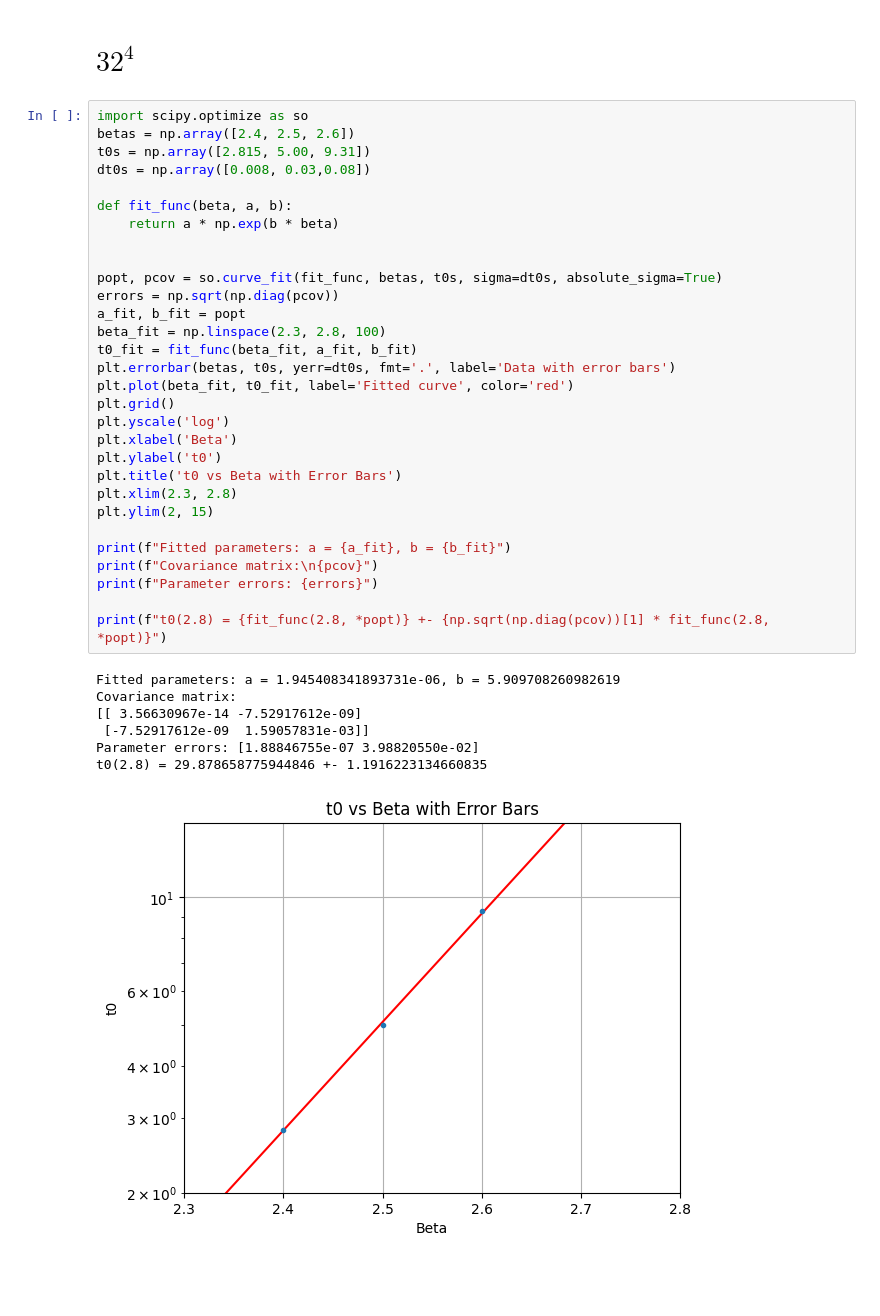
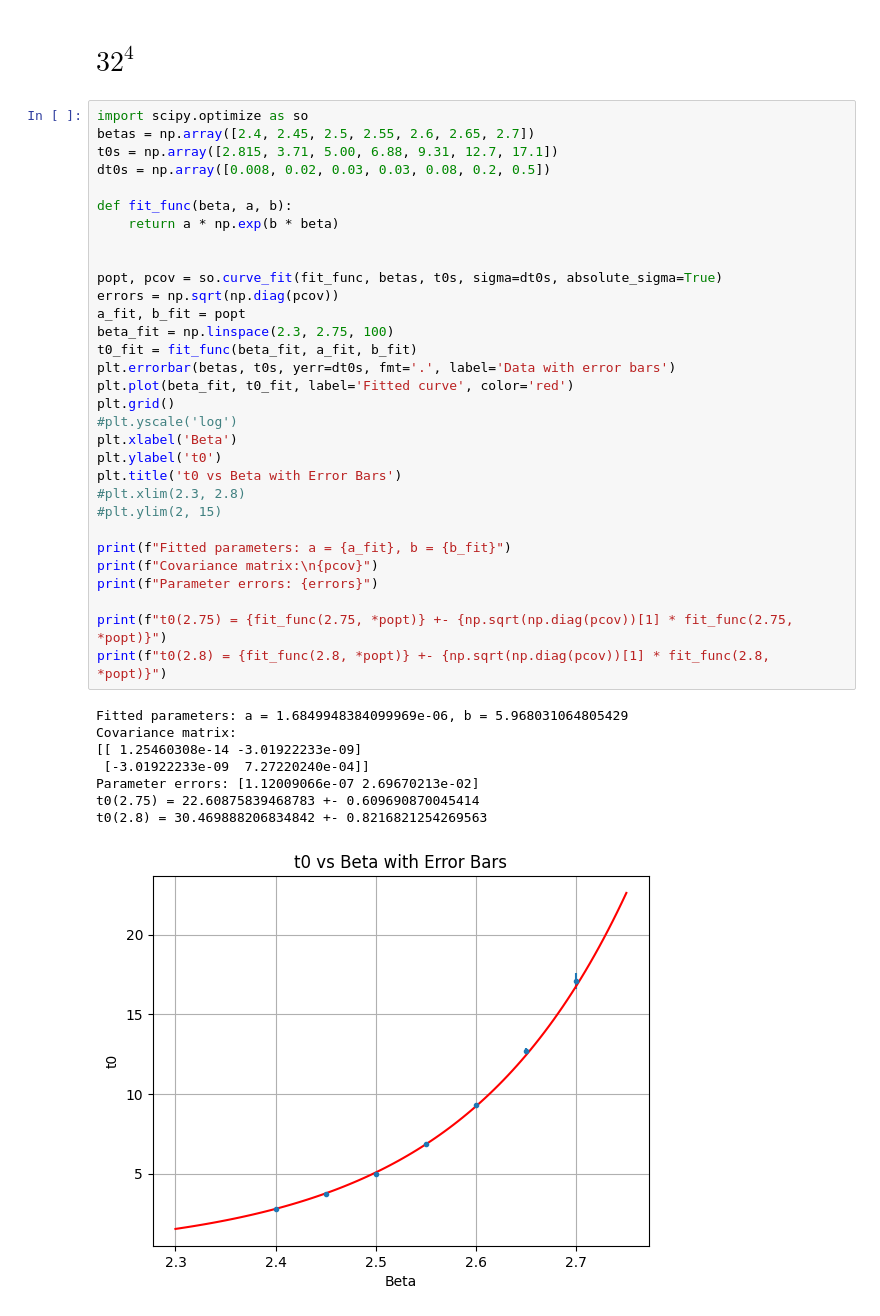
Before and after one commit to djrolfes/master-analysis, a Jupyter notebook: analysis/local/beta_t0.ipynb, the cells around one changed output. Cells and saved outputs as stored; diff of their text form; blank space fills up the shorter version.

```diff
--- a/analysis/local/beta_t0.ipynb
+++ b/analysis/local/beta_t0.ipynb
@@ -33,39 +33,41 @@ Text(0.5, 1.0, 't0 vs Beta with Error Bars')
 # $32^4$
 # %%
 import scipy.optimize as so
-betas = np.array([2.4, 2.5, 2.6])
-t0s = np.array([2.815, 5.00, 9.31])
-dt0s = np.array([0.008, 0.03,0.08])
+betas = np.array([2.4, 2.45, 2.5, 2.55, 2.6, 2.65, 2.7])
+t0s = np.array([2.815, 3.71, 5.00, 6.88, 9.31, 12.7, 17.1])
+dt0s = np.array([0.008, 0.02, 0.03, 0.03, 0.08, 0.2, 0.5])
 
 def fit_func(beta, a, b):
     return a * np.exp(b * beta)
 
 
 popt, pcov = so.curve_fit(fit_func, betas, t0s, sigma=dt0s, absolute_sigma=True)
 errors = np.sqrt(np.diag(pcov))
 a_fit, b_fit = popt
-beta_fit = np.linspace(2.3, 2.8, 100)
+beta_fit = np.linspace(2.3, 2.75, 100)
 t0_fit = fit_func(beta_fit, a_fit, b_fit)
 plt.errorbar(betas, t0s, yerr=dt0s, fmt='.', label='Data with error bars')
 plt.plot(beta_fit, t0_fit, label='Fitted curve', color='red')
 plt.grid()
-plt.yscale('log')
+#plt.yscale('log')
 plt.xlabel('Beta')
 plt.ylabel('t0')
 plt.title('t0 vs Beta with Error Bars')
-plt.xlim(2.3, 2.8)
-plt.ylim(2, 15)
+#plt.xlim(2.3, 2.8)
+#plt.ylim(2, 15)
 
 print(f"Fitted parameters: a = {a_fit}, b = {b_fit}")
 print(f"Covariance matrix:\n{pcov}")
 print(f"Parameter errors: {errors}")
 
+print(f"t0(2.75) = {fit_func(2.75, *popt)} +- {np.sqrt(np.diag(pcov))[1] * fit_func(2.75, *popt)}")
 print(f"t0(2.8) = {fit_func(2.8, *popt)} +- {np.sqrt(np.diag(pcov))[1] * fit_func(2.8, *popt)}")
 # %% [output]
-Fitted parameters: a = 1.945408341893731e-06, b = 5.909708260982619
+Fitted parameters: a = 1.6849948384099969e-06, b = 5.968031064805429
 Covariance matrix:
-[[ 3.56630967e-14 -7.52917612e-09]
- [-7.52917612e-09  1.59057831e-03]]
-Parameter errors: [1.88846755e-07 3.98820550e-02]
-t0(2.8) = 29.878658775944846 +- 1.1916223134660835
+[[ 1.25460308e-14 -3.01922233e-09]
+ [-3.01922233e-09  7.27220240e-04]]
+Parameter errors: [1.12009066e-07 2.69670213e-02]
+t0(2.75) = 22.60875839468783 +- 0.609690870045414
+t0(2.8) = 30.469888206834842 +- 0.8216821254269563
-[figure, old version]
+[figure, new version]
```
Also changed, not shown: parts of 2 cells of this notebook, 3 other files.
